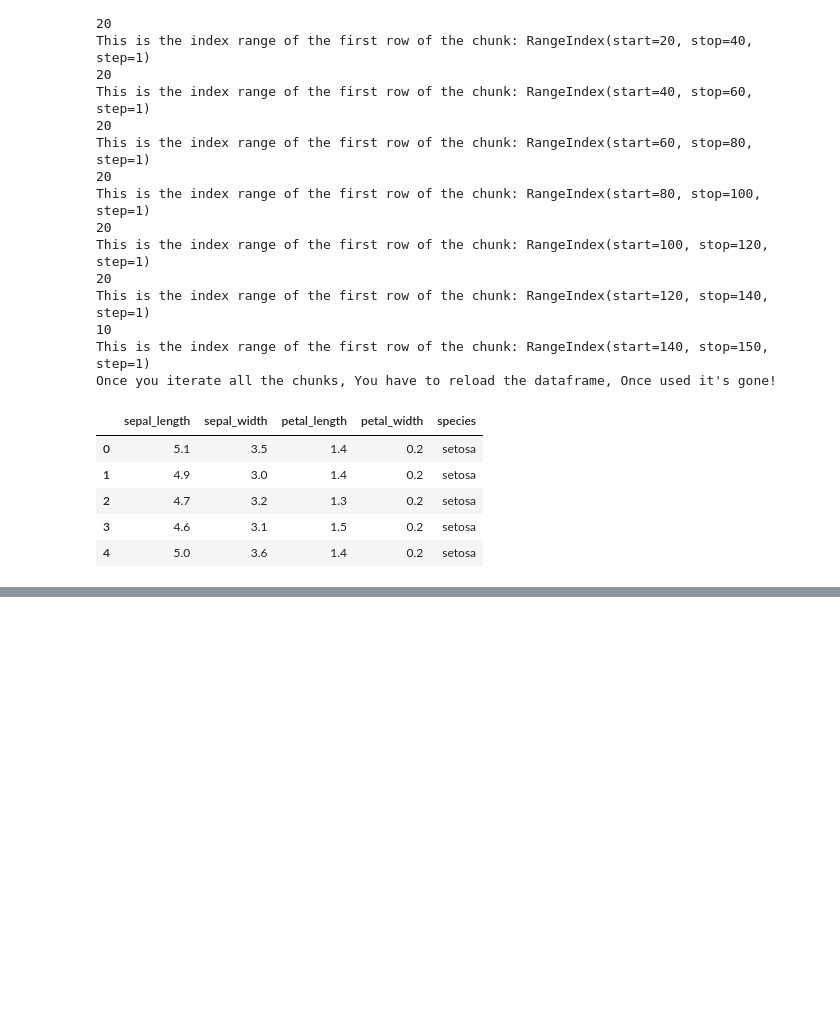
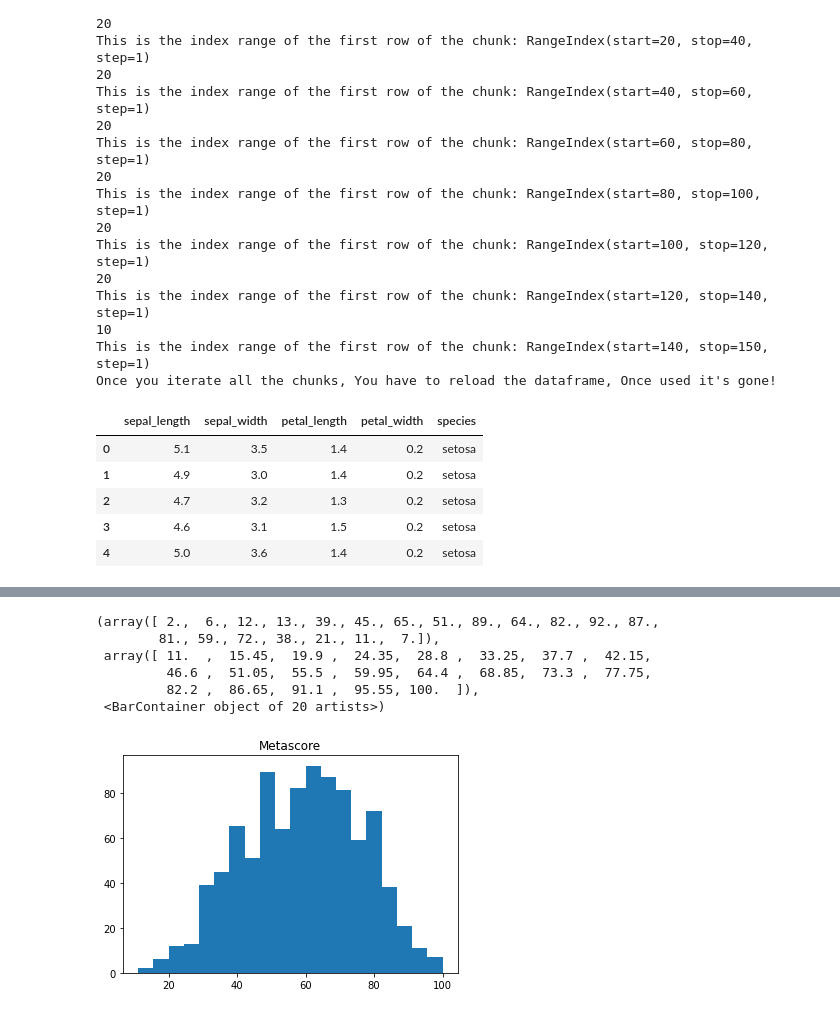
Before and after one commit to zqngetsu96/DataInsight_Assignments_and_projects, a Jupyter notebook: Importing, visualizing and cleaning data in python/Import, Clean and visualize your Data.ipynb, the cells around one changed output, grey strips where cells are left out. Drawn from its saved outputs; the diff is of its cells as text; code cells hidden in the pictures; blank space fills up the shorter version.

```diff
--- a/Importing, visualizing and cleaning data in python/Import, Clean and visualize your Data.ipynb
+++ b/Importing, visualizing and cleaning data in python/Import, Clean and visualize your Data.ipynb
@@ -62,0 +217,14 @@ new_df.head()
+# %%
+data_frame = pd.read_csv('https://raw.githubusercontent.com/LearnDataSci/articles/master/Python%20Pandas%20Tutorial%20A%20Complete%20Introduction%20for%20Beginners/IMDB-Movie-Data.csv',delimiter=',',header=0)
+plt.figure()
+plt.title('Metascore')
+plt.hist(data_frame['Metascore'],bins=20)
+#plt.show()
+# %% [output]
+(array([ 2.,  6., 12., 13., 39., 45., 65., 51., 89., 64., 82., 92., 87.,
+        81., 59., 72., 38., 21., 11.,  7.]),
+ array([ 11.  ,  15.45,  19.9 ,  24.35,  28.8 ,  33.25,  37.7 ,  42.15,
+         46.6 ,  51.05,  55.5 ,  59.95,  64.4 ,  68.85,  73.3 ,  77.75,
+         82.2 ,  86.65,  91.1 ,  95.55, 100.  ]),
+ <BarContainer object of 20 artists>)
+[figure, added]
```
Also changed, not shown: parts of 18 cells of this notebook, 2 other files.
